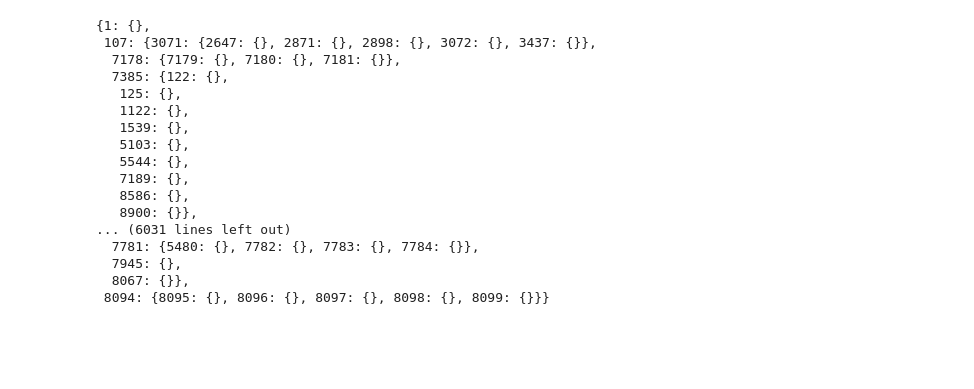
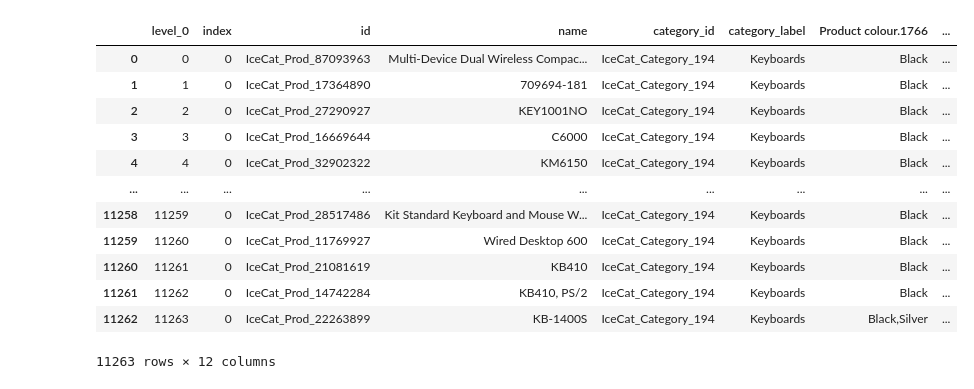
Before and after one commit to bigarabuza/StiboSystems, a Jupyter notebook: IceCat Full/analysis_ice_cat_full.ipynb, the cells around one changed output. Saved outputs shown, nothing was run; the diff lists cells and outputs as text; code cells hidden in the pictures; blank space fills up the shorter version.

```diff
--- a/IceCat Full/analysis_ice_cat_full.ipynb
+++ b/IceCat Full/analysis_ice_cat_full.ipynb
@@ -38,39 +47,37 @@ memory usage: 1.4+ MB
+# %%
+cols_of_interest = missing_vals[missing_vals['pct_complete'] >= .75].iloc[:,0]
+category_data[category_data.columns.intersection(cols_of_interest)]
+# %% [output]
+|  | level_0 | index | id | name | category_id | category_label | Product colour.1766 | ... |
+| 0 | 0 | 0 | IceCat_Prod_87093963 | Multi-Device Dual Wireless Compac... | IceCat_Category_194 | Keyboards | Black | ... |
+| 1 | 1 | 0 | IceCat_Prod_17364890 | 709694-181 | IceCat_Category_194 | Keyboards | Black | ... |
+| 2 | 2 | 0 | IceCat_Prod_27290927 | KEY1001NO | IceCat_Category_194 | Keyboards | Black | ... |
+| 3 | 3 | 0 | IceCat_Prod_16669644 | C6000 | IceCat_Category_194 | Keyboards | Black | ... |
+| 4 | 4 | 0 | IceCat_Prod_32902322 | KM6150 | IceCat_Category_194 | Keyboards | Black | ... |
+| ... | ... | ... | ... | ... | ... | ... | ... | ... |
+| 11258 | 11259 | 0 | IceCat_Prod_28517486 | Kit Standard Keyboard and Mouse W... | IceCat_Category_194 | Keyboards | Black | ... |
+| 11259 | 11260 | 0 | IceCat_Prod_11769927 | Wired Desktop 600 | IceCat_Category_194 | Keyboards | Black | ... |
+| 11260 | 11261 | 0 | IceCat_Prod_21081619 | KB410 | IceCat_Category_194 | Keyboards | Black | ... |
+| 11261 | 11262 | 0 | IceCat_Prod_14742284 | KB410, PS/2 | IceCat_Category_194 | Keyboards | Black | ... |
+| 11262 | 11263 | 0 | IceCat_Prod_22263899 | KB-1400S | IceCat_Category_194 | Keyboards | Black,Silver | ... |
+11263 rows × 12 columns
 # %%
 tree = ET.parse('IceCat Specifications/CategoriesList.xml')
 root = tree.getroot()
 # %%
-category_list = []
+# Get all categories from specification
+category_parent_list = []
 for category in root[0][0].findall('Category'):
     cat_id = category.attrib
     parent_id = category.find('ParentCategory').attrib
-    category_list.append((int(cat_id["ID"]), int(parent_id["ID"])))
+    category_parent_list.append((int(cat_id["ID"]), int(parent_id["ID"])))
 
-
-all_nodes = {n[0]: {} for n in category_list}
+# Construct tree of categories from specification
+all_nodes = {n[0]: {} for n in category_parent_list}
 tree = {}
-for item in category_list:
+for item in category_parent_list:
     id, parent = item
     if parent != 1:
         all_nodes[parent][id] = all_nodes[id]
     else:
         tree[id] = all_nodes[id]
-
-tree
-# %% [output]
-{1: {},
- 107: {3071: {2647: {}, 2871: {}, 2898: {}, 3072: {}, 3437: {}},
-  7178: {7179: {}, 7180: {}, 7181: {}},
-  7385: {122: {},
-   125: {},
-   1122: {},
-   1539: {},
-   5103: {},
-   5544: {},
-   7189: {},
-   8586: {},
-   8900: {}},
-... (6031 lines left out)
-  7781: {5480: {}, 7782: {}, 7783: {}, 7784: {}},
-  7945: {},
-  8067: {}},
- 8094: {8095: {}, 8096: {}, 8097: {}, 8098: {}, 8099: {}}}
```
Also changed, not shown: parts of 18 cells of this notebook, 2 other files.
